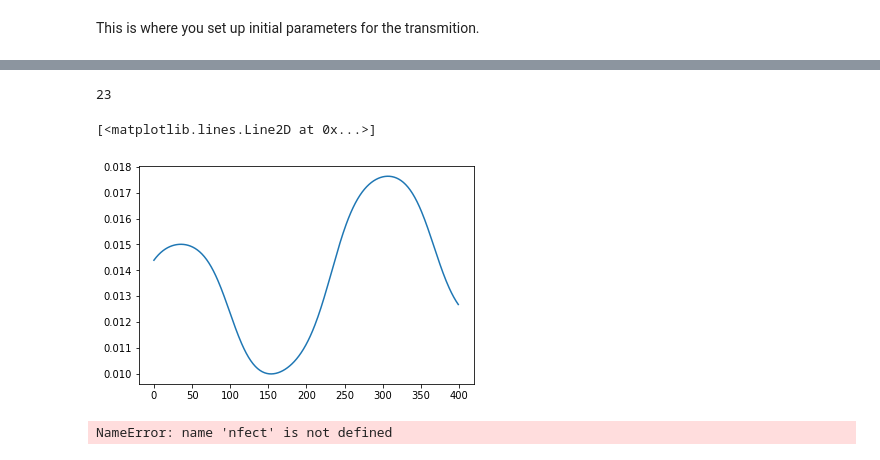
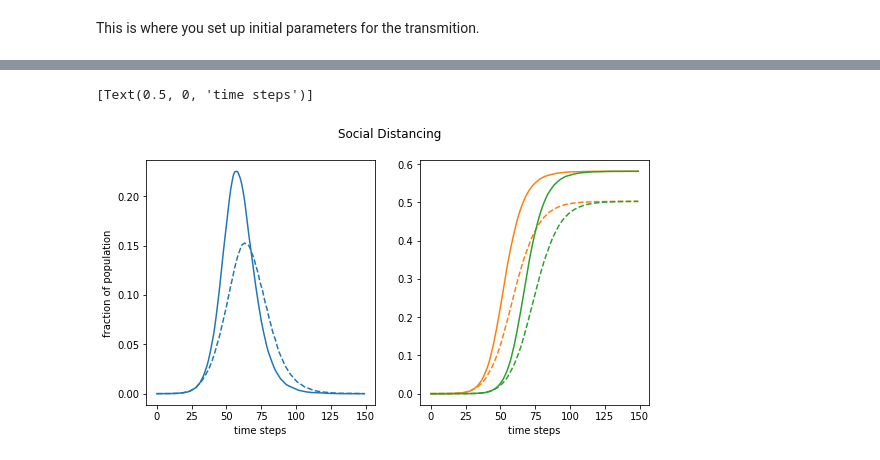
Before and after one commit to mkspillane/Infection, a Jupyter notebook: Infection.ipynb, the cells around one changed output, grey strips where cells are left out. Saved outputs shown, nothing was run; the diff lists cells and outputs as text; code cells hidden in the pictures.

Commit message:
add image

```diff
--- a/Infection.ipynb
+++ b/Infection.ipynb
@@ -187,4 +146,0 @@ plt.hist(nfect[nfect>0],bins = np.arange(1,20))
-# %%
-nfect.max()
-# %% [output]
-23
@@ -193,9 +147,15 @@ p_var = ((np.tanh(-1*np.sin(3.14*(np.arange(N)-N/4)/(N/3)))+1)/2*1/2+1/2)*p_tran
-# %%
-plt.plot(p_var)
-# %% [output]
-[<matplotlib.lines.Line2D at 0x...>]
-[figure, removed]
-# %%
-nfect>0
-# %% [output]
-NameError: name 'nfect' is not defined
+# %%
+fig, (ax1, ax2) = plt.subplots(nrows = 1,ncols = 2, figsize=(9, 4.5))
+fig.suptitle('Social Distancing')
+ax1.plot(cont/pop_size, 'C0', label = 'contagious')
+ax1.plot(cont1/pop_size, 'C0--')
+ax1.set(xlabel='time steps', ylabel='fraction of population')
+
+ax2.plot(infect/pop_size,'C1',label = 'infected')
+ax2.plot(infect1/pop_size, 'C1--')
+ax2.plot(cured/pop_size,'C2',label = 'cured')
+ax2.plot(cured1/pop_size, 'C2--')
+ax2.set(xlabel='time steps')
+# %% [output]
+[Text(0.5, 0, 'time steps')]
+[figure, added]
```
Also changed, not shown: parts of 7 cells of this notebook, 1 other file.
